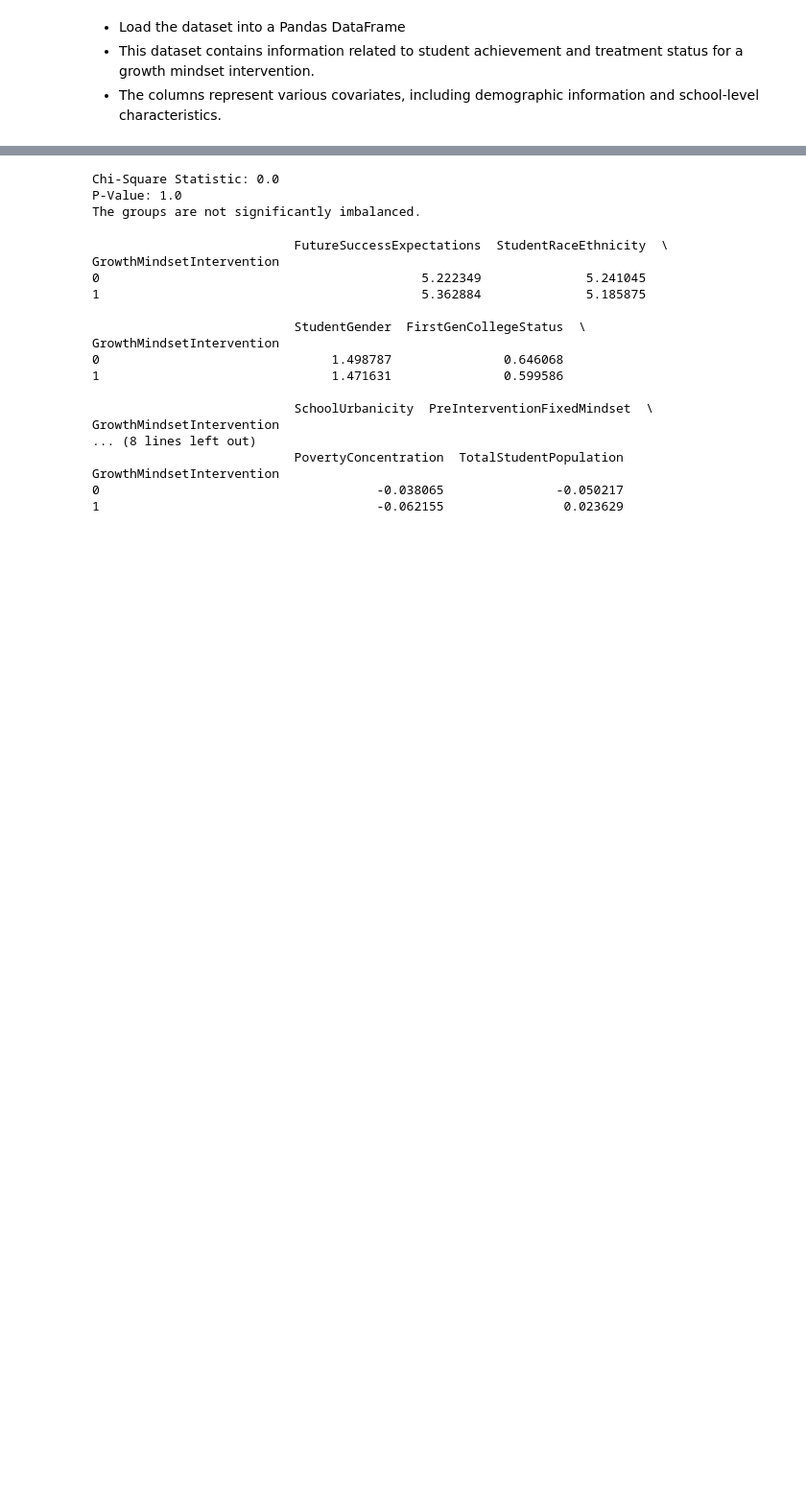
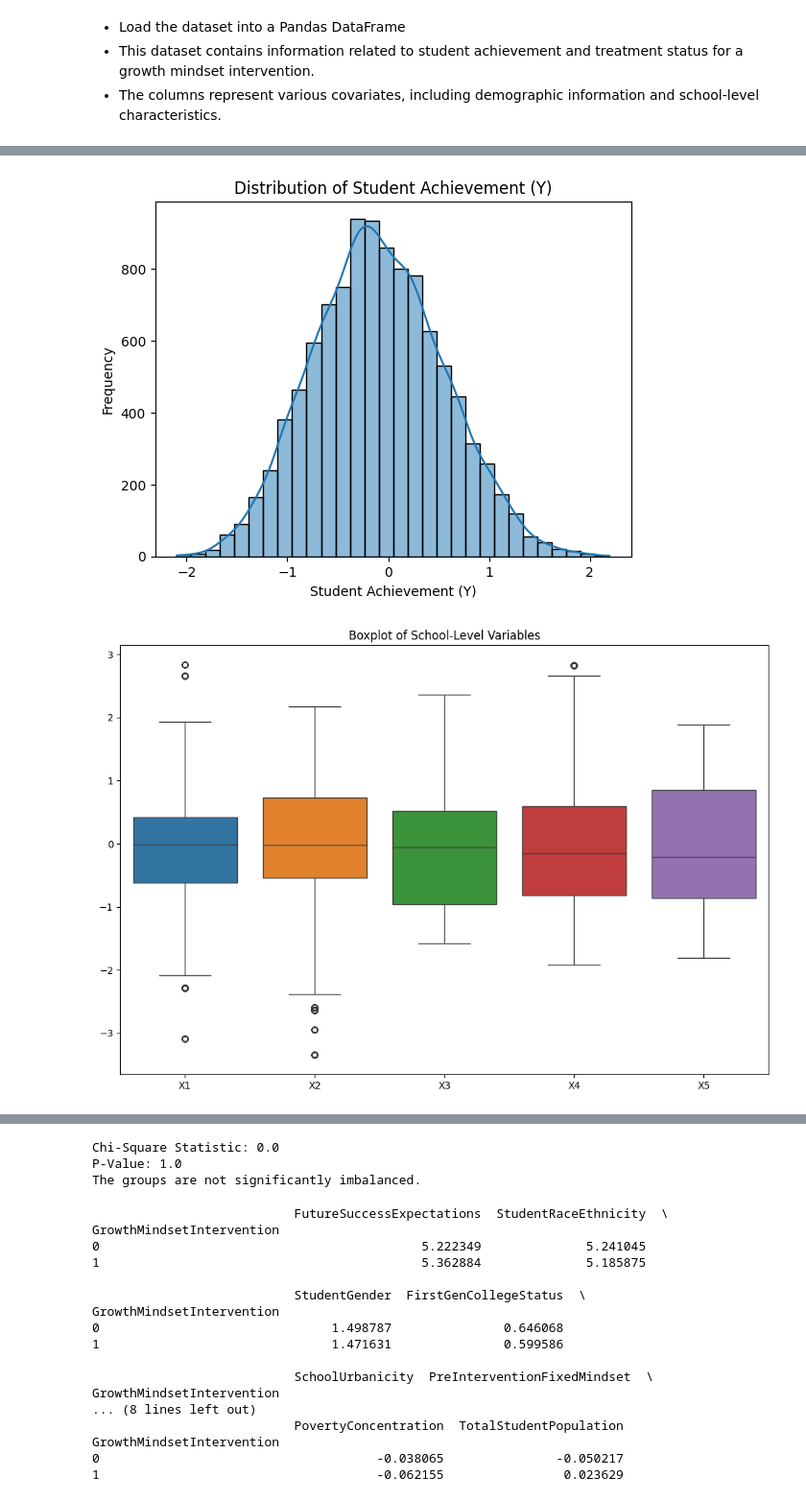
Before and after one commit to lily01awasthi/CATE_Estimation_using_Meta_Learners, a Jupyter notebook: notebooks/Understanding the data.ipynb, the cells around one changed output, grey strips where cells are left out. Shown at 96% size. Cells and saved outputs as stored; diff of their text form; code cells hidden in the pictures; blank space fills up the shorter version.

```diff
--- a/notebooks/Understanding the data.ipynb
+++ b/notebooks/Understanding the data.ipynb
@@ -26,0 +80,21 @@ print(dataset.head())
+# %%
+# Visualizing Continuous Variables: Histograms and Box Plots
+# histograms for the outcome variable Y (student achievement) and the school-level covariates (X1, X2, X3, X4, X5
+import seaborn as sns
+import matplotlib.pyplot as plt
+
+# Histogram for Student Achievement (Y)
+sns.histplot(dataset['Y'], bins=30, kde=True)
+plt.title("Distribution of Student Achievement (Y)")
+plt.xlabel("Student Achievement (Y)")
+plt.ylabel("Frequency")
+plt.show()
+
+# Box plot for School-Level Variables
+plt.figure(figsize=(12, 8))
+sns.boxplot(data=dataset[['X1', 'X2', 'X3', 'X4', 'X5']])
+plt.title("Boxplot of School-Level Variables")
+plt.show()
+# %% [output]
+[figure, added]
+[figure, added]
```
Also changed, not shown: parts of 19 cells of this notebook, 2 other files.
